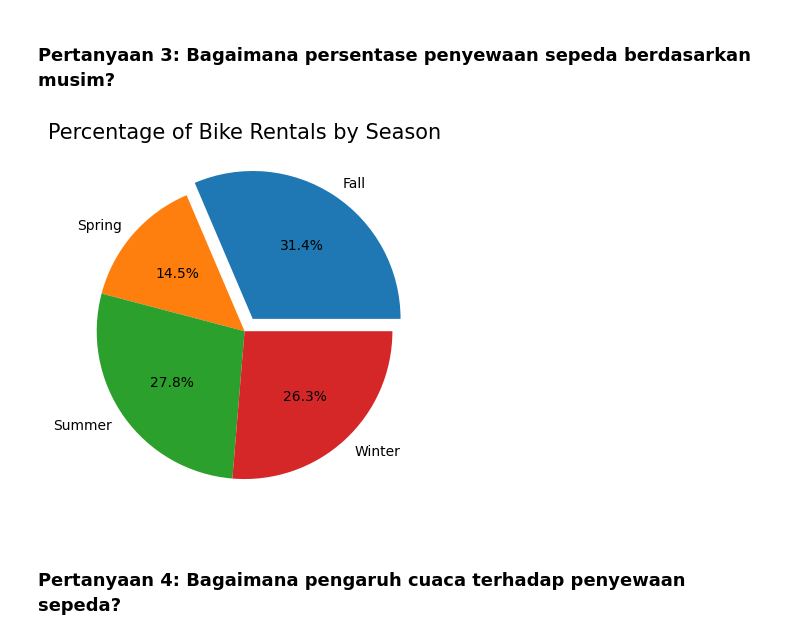
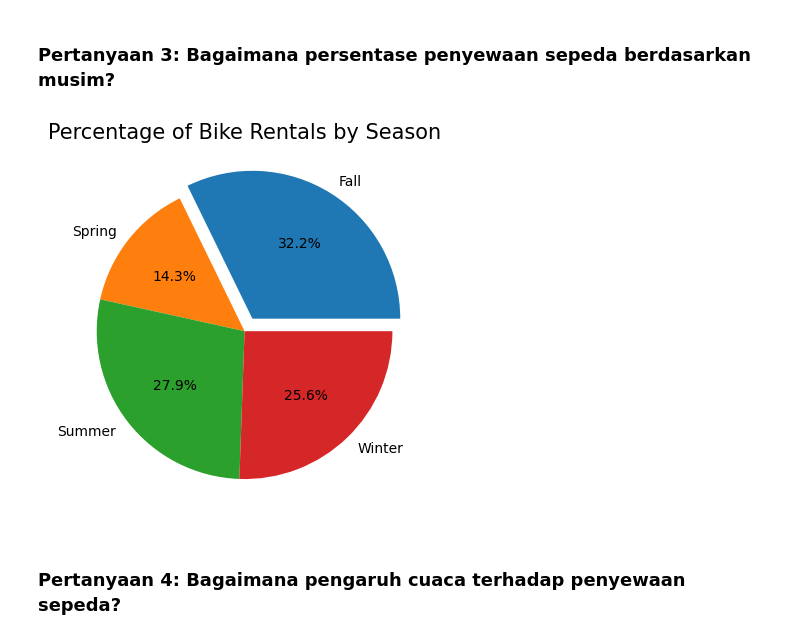
Before and after one commit to fathanahdz/submission-proyekDA-dicoding, a Jupyter notebook: Proyek_Analisis_Data.ipynb, the cells around one changed output. Saved outputs shown, nothing was run; the diff lists cells and outputs as text; code cells hidden in the pictures.

```diff
--- a/Proyek_Analisis_Data.ipynb
+++ b/Proyek_Analisis_Data.ipynb
@@ -601,22 +584,22 @@ plt.show()
 # %% [markdown]
 ### Pertanyaan 3: Bagaimana persentase penyewaan sepeda berdasarkan musim?
 # %%
-season_df = day_df.groupby('season')[['count']].mean().reset_index()
+season_df = day_df.groupby('season')[['count']].sum().reset_index()
 
 explode = (0.1, 0, 0, 0)
 
 plt.pie(
     season_df['count'],
     labels = season_df['season'],
     autopct='%1.1f%%',
     colors = ['tab:blue', 'tab:orange', 'tab:green', 'tab:red'],
     explode=explode
 )
 
 plt.title("Percentage of Bike Rentals by Season", loc="center", fontsize=15)
 plt.show()
 # %% [output]
-[figure, old version]
+[figure, new version]
 # %% [markdown]
 ### Pertanyaan 4: Bagaimana pengaruh cuaca terhadap penyewaan sepeda?
 # %%
```
Also changed, not shown: parts of 3 cells of this notebook.
